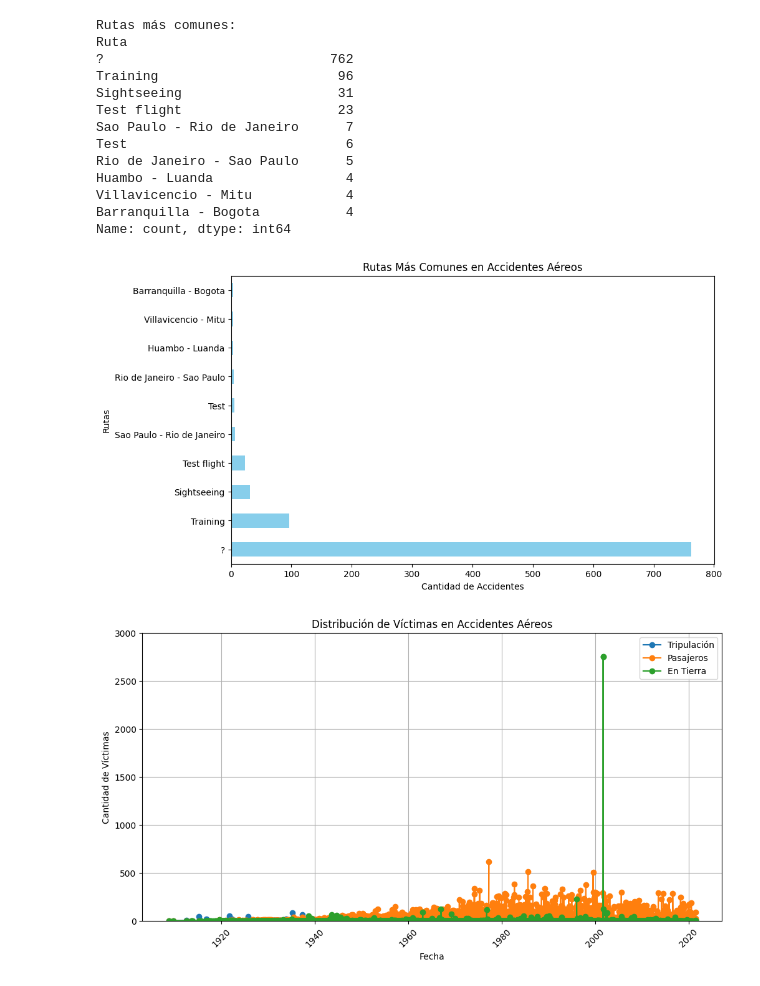
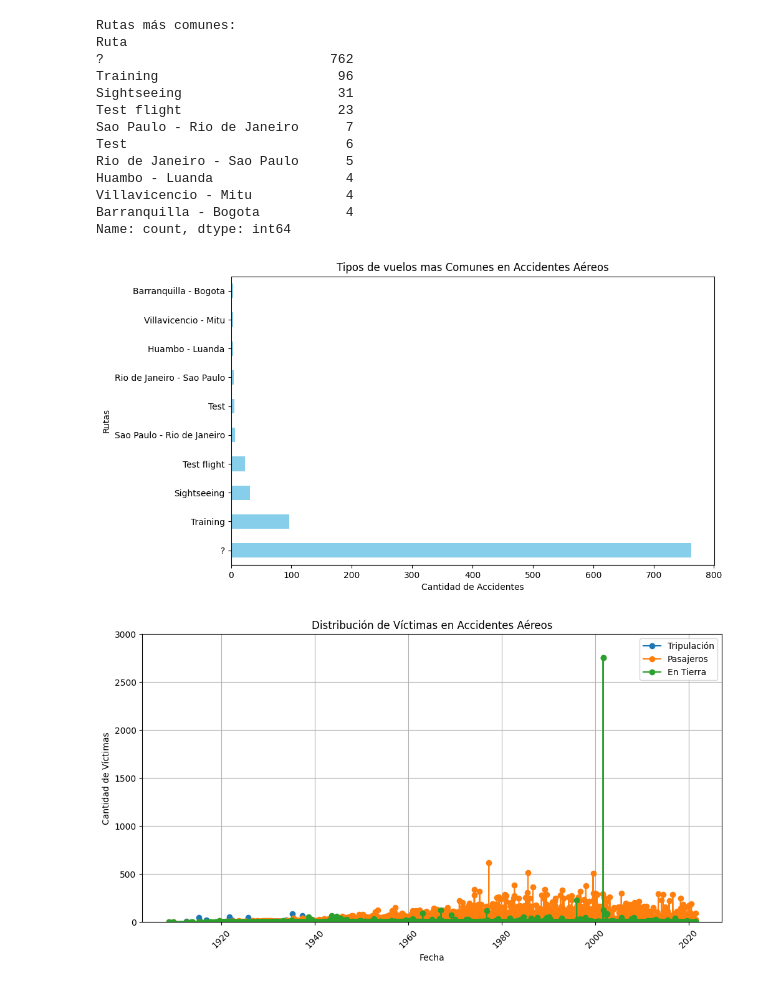
Before and after one commit to Hotcer/Analisis_Accidentes_Aereos_PowerBI, a Jupyter notebook: AnalisisAccidentesAereos_PowerBI.ipynb, the cells around one changed output. Cells and saved outputs as stored; diff of their text form; code cells hidden in the pictures.

```diff
--- a/AnalisisAccidentesAereos_PowerBI.ipynb
+++ b/AnalisisAccidentesAereos_PowerBI.ipynb
@@ -323,20 +325,20 @@ Name: count, dtype: int64
 # %%
 # @title Gráfico de Barras de Rutas Más Comunes en Accidentes Aéreos
 # Configura el tamaño de la figura
 plt.figure(figsize=(10, 6))
 
 # Crea un gráfico de barras horizontal
 rutas_comunes.plot(kind='barh', color='skyblue')
 
 # Configura etiquetas y título
 plt.xlabel('Cantidad de Accidentes')
 plt.ylabel('Rutas')
-plt.title('Rutas Más Comunes en Accidentes Aéreos')
+plt.title('Tipos de vuelos mas Comunes en Accidentes Aéreos')
 
 # Muestra el gráfico
 plt.show()
 # %% [output]
-[figure, old version]
+[figure, new version]
 # %%
 # Cambiar las columnas a tipos numéricos, ya que plt.bar espera valores numéricos.
 # Este código primero crea una lista de las columnas que deseas convertir a tipo numérico
```
Also changed, not shown: parts of 13 cells of this notebook, 1 other file.
